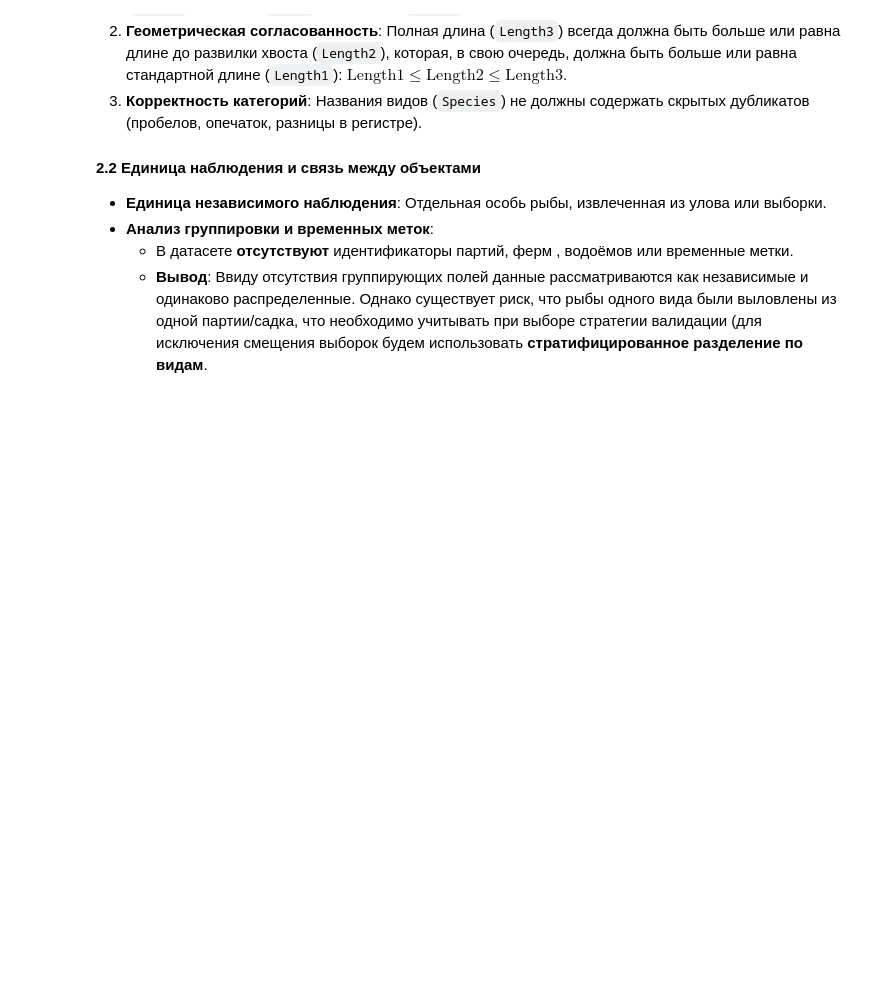
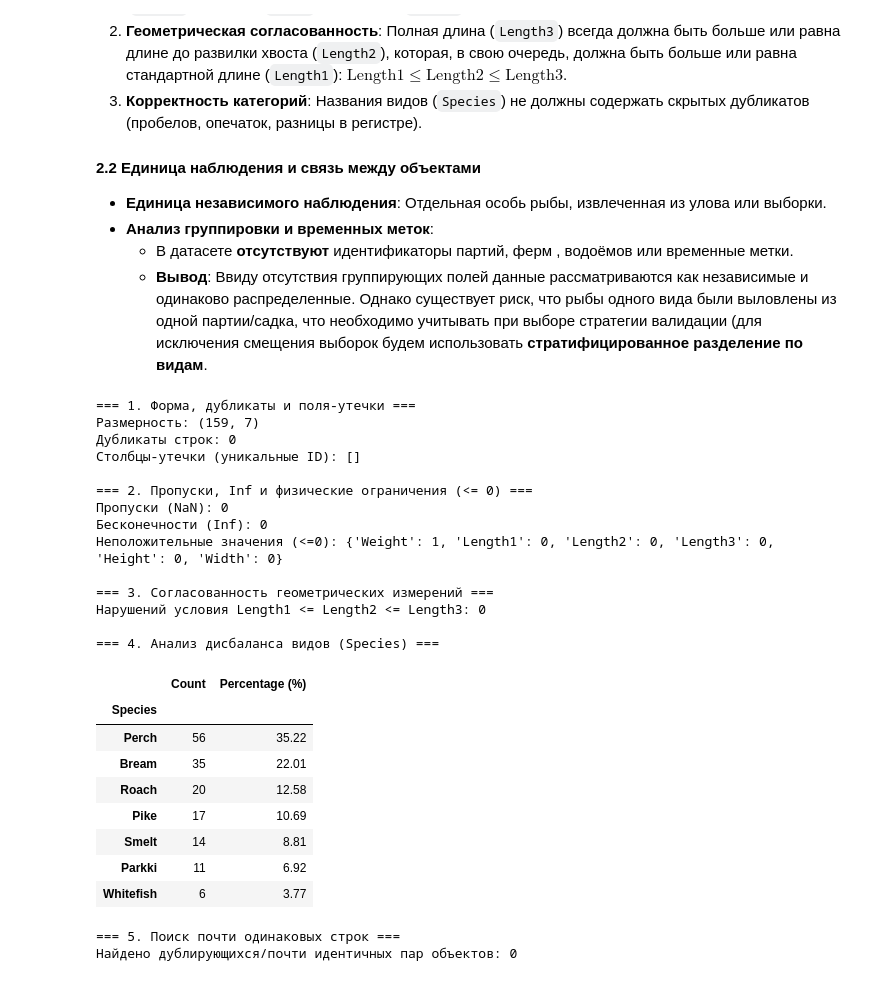
Before and after one commit to fan4stic/AI_lab1_fish, a Jupyter notebook: notebooks/01-eda.ipynb, the cells around one changed output. Drawn from its saved outputs; the diff is of its cells as text; code cells hidden in the pictures; blank space fills up the shorter version.

```diff
--- a/notebooks/01-eda.ipynb
+++ b/notebooks/01-eda.ipynb
@@ -72,3 +72,70 @@ memory usage: 8.8 KB
 * **Анализ группировки и временных меток**:
   * В датасете **отсутствуют** идентификаторы партий, ферм , водоёмов или временные метки.
   * **Вывод**: Ввиду отсутствия группирующих полей данные рассматриваются как независимые и одинаково распределенные. Однако существует риск, что рыбы одного вида были выловлены из одной партии/садка, что необходимо учитывать при выборе стратегии валидации (для исключения смещения выборок будем использовать **стратифицированное разделение по видам**.
+# %%
+import sys
+from pathlib import Path
+import pandas as pd
+
+# Подключаем корень проекта для импорта из папки src
+sys.path.append(str(Path('../').resolve()))
+
+from src.data_checks import (
+    check_structure_and_duplicates,
+    check_missing_and_invalid,
+    check_geometry_consistency,
+    check_class_imbalance,
+    check_near_duplicates
+)
+
+# Загружаем данные
+df = pd.read_csv('../assets/data/Fish.csv')
+
+print("=== 1. Форма, дубликаты и поля-утечки ===")
+struct_info = check_structure_and_duplicates(df)
+print(f"Размерность: {struct_info['shape']}")
+print(f"Дубликаты строк: {struct_info['duplicate_rows']}")
+print(f"Столбцы-утечки (уникальные ID): {struct_info['unique_leakage_columns']}")
+
+print("\n=== 2. Пропуски, Inf и физические ограничения (<= 0) ===")
+invalid_info = check_missing_and_invalid(df)
+print(f"Пропуски (NaN): {sum(invalid_info['missing_values'].values())}")
+print(f"Бесконечности (Inf): {sum(invalid_info['infinity_values'].values())}")
+print(f"Неположительные значения (<=0): {invalid_info['non_positive_values']}")
+
+print("\n=== 3. Согласованность геометрических измерений ===")
+geo_info = check_geometry_consistency(df)
+print(f"Нарушений условия Length1 <= Length2 <= Length3: {geo_info['geometry_violations_count']}")
+
+print("\n=== 4. Анализ дисбаланса видов (Species) ===")
+display(check_class_imbalance(df))
+
+print("\n=== 5. Поиск почти одинаковых строк ===")
+near_dups = check_near_duplicates(df)
+print(f"Найдено дублирующихся/почти идентичных пар объектов: {near_dups}")
+# %% [output]
+=== 1. Форма, дубликаты и поля-утечки ===
+Размерность: (159, 7)
+Дубликаты строк: 0
+Столбцы-утечки (уникальные ID): []
+
+=== 2. Пропуски, Inf и физические ограничения (<= 0) ===
+Пропуски (NaN): 0
+Бесконечности (Inf): 0
+Неположительные значения (<=0): {'Weight': 1, 'Length1': 0, 'Length2': 0, 'Length3': 0, 'Height': 0, 'Width': 0}
+
+=== 3. Согласованность геометрических измерений ===
+Нарушений условия Length1 <= Length2 <= Length3: 0
+
+=== 4. Анализ дисбаланса видов (Species) ===
+|  | Count | Percentage (%) |
+| Species |  |  |
+| Perch | 56 | 35.22 |
+| Bream | 35 | 22.01 |
+| Roach | 20 | 12.58 |
+| Pike | 17 | 10.69 |
+| Smelt | 14 | 8.81 |
+| Parkki | 11 | 6.92 |
+| Whitefish | 6 | 3.77 |
+=== 5. Поиск почти одинаковых строк ===
+Найдено дублирующихся/почти идентичных пар объектов: 0
```
Also changed, not shown: parts of 9 cells of this notebook.
